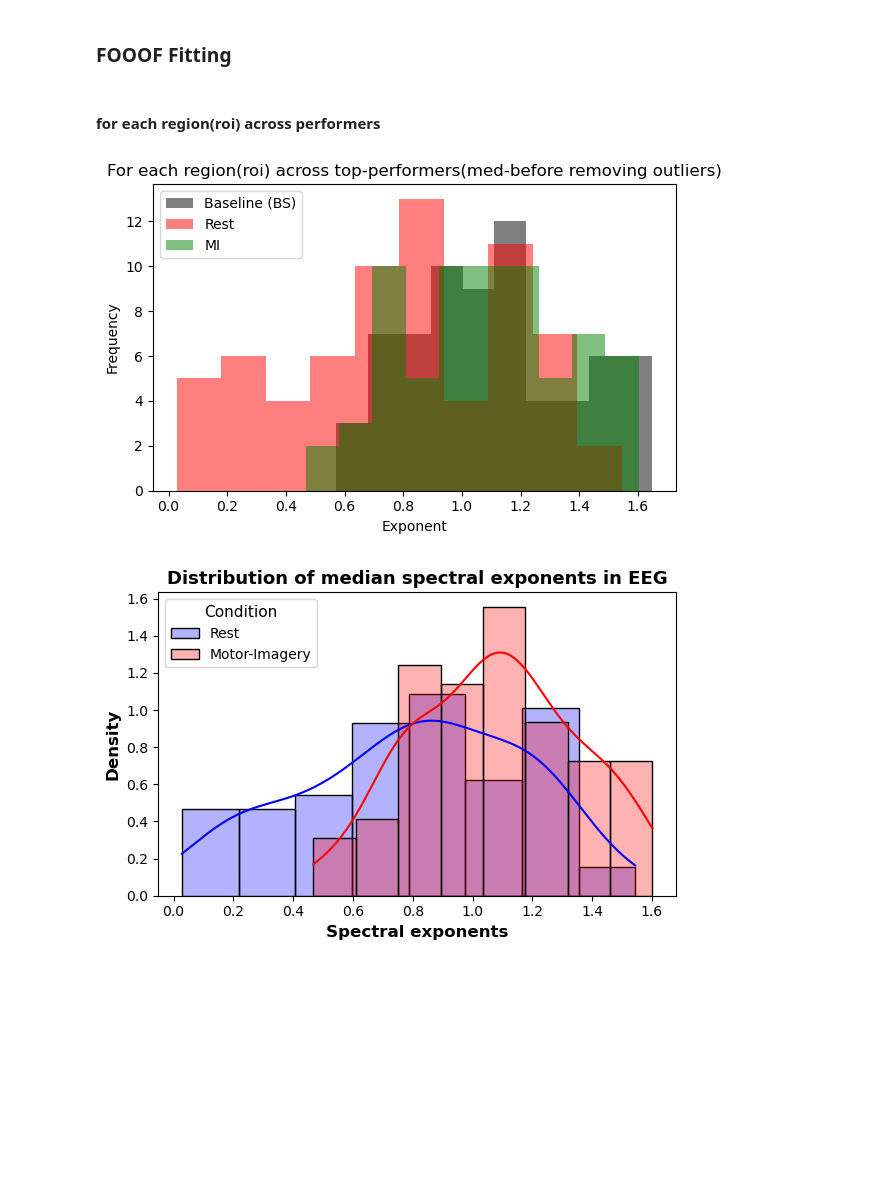
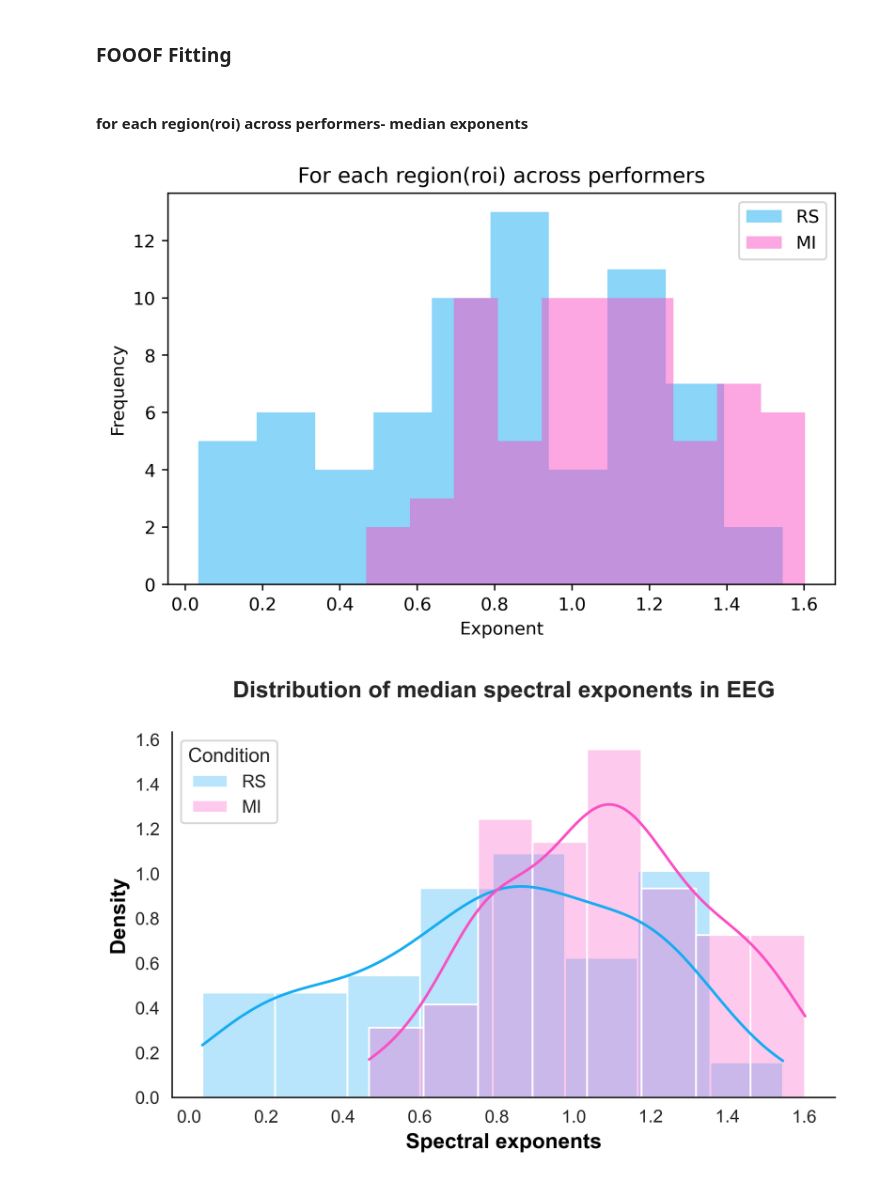
Before and after one commit to ApurbaApd/sgm_bci_modeling, a Jupyter notebook: spectrome/notebooks/FOOOF_slope_check_eeg_apd1.ipynb, the cells around one changed output. Cells and saved outputs as stored; diff of their text form; code cells hidden in the pictures; blank space fills up the shorter version.

Commit message:
figures updated

```diff
--- a/spectrome/notebooks/FOOOF_slope_check_eeg_apd1.ipynb
+++ b/spectrome/notebooks/FOOOF_slope_check_eeg_apd1.ipynb
@@ -61,7 +61,7 @@ fvec=np.squeeze(data1["Freqs"])[3:30]
 # %% [markdown]
 ### FOOOF Fitting
 # %% [markdown]
-#### for each region(roi) across performers
+#### for each region(roi) across performers- median exponents
 # %%
 ##For each  region across performers
 reg_len =68
@@ -74,58 +74,66 @@ r2_base=[]
 fit_rest=[]
 fit_mi=[]
 fit_base=[]
+
+col_rs = "#16ACF2"
+col_mi = "#FA50C4"
 
 for i in range(reg_len):
     fm_rs = FOOOF(min_peak_height=0.05, verbose=False)
     spectra=np.median(sess4_rest_avg[:,i,3:30], axis=0)
     fm_rs.fit(fvec, spectra)
     r2_rest.append(round(fm_rs.r_squared_, 4))
     fit_rest.append(round(fm_rs.error_, 4))
     rs_slope = fm_rs.get_params('aperiodic_params', 'exponent')
     actual_spectra_rest.append(rs_slope)
 
 for i in range(reg_len):
     fm_mi = FOOOF(min_peak_height=0.05, verbose=False)
     spectra=np.median(sess4_mi_avg[:,i, 3:30], axis=0)
     fm_mi.fit(fvec, spectra)
     r2_mi.append(round(fm_mi.r_squared_, 4))
     fit_mi.append(round(fm_mi.error_, 4))
     mi_slope = fm_mi.get_params('aperiodic_params', 'exponent')
     actual_spectra_mi.append(mi_slope)
 
-for i in range(reg_len):
-    fm_bs = FOOOF(min_peak_height=0.05, verbose=False)
-    spectra=np.median(sess4_base_avg[:,i, 3:30], axis=0)
-    fm_bs.fit(fvec, spectra)
-    r2_base.append(round(fm_bs.r_squared_, 4))
-    fit_base.append(round(fm_bs.error_, 4))
-    bs_slope = fm_bs.get_params('aperiodic_params', 'exponent')
-    actual_spectra_bs.append(bs_slope)
+# for i in range(reg_len):
+#     fm_bs = FOOOF(min_peak_height=0.05, verbose=False)
+#     spectra=np.median(sess4_base_avg[:,i, 3:30], axis=0)
+#     fm_bs.fit(fvec, spectra)
+#     r2_base.append(round(fm_bs.r_squared_, 4))
+#     fit_base.append(round(fm_bs.error_, 4))
+#     bs_slope = fm_bs.get_params('aperiodic_params', 'exponent')
+#     actual_spectra_bs.append(bs_slope)
 
-plt.figure(figsize=(6,4))
-plt.hist(actual_spectra_bs, alpha=0.5, label='Baseline (BS)', color='black')
-plt.hist(actual_spectra_rest, alpha=0.5, label='Rest', color='r')
-plt.hist(actual_spectra_mi, alpha=0.5, label='MI', color='green')
+plt.figure(figsize=(6,4),dpi=400)
+# plt.hist(actual_spectra_bs, alpha=0.5, label='Baseline (BS)', color='black')
+plt.hist(actual_spectra_rest, alpha=0.5, label='RS', color=col_rs)
+plt.hist(actual_spectra_mi, alpha=0.5, label='MI', color=col_mi)
 plt.xlabel('Exponent')
 plt.ylabel('Frequency')
-plt.title('For each region(roi) across top-performers(med-before removing outliers)')
+plt.title('For each region(roi) across performers')
 plt.legend()
 
 plt.tight_layout()
 plt.show()
 # %% [output]
-[figure, old version]
+[figure, new version]
 # %%
-# sns.set_style("whitegrid")
-plt.figure(figsize=(6, 4))
 
-sns.histplot(actual_spectra_rest, label='Rest', color='blue', kde=True, stat='density', alpha=0.3, linewidth=1)
-sns.histplot(actual_spectra_mi, label='Motor-Imagery', color='red', kde=True, stat='density', alpha=0.3, linewidth=1)
+## New style
+col_rs = "#16ACF2"
+col_mi = "#FA50C4"
+
+sns.set_style("whitegrid")
+plt.figure(figsize=(6, 4), dpi=400)
+
+sns.histplot(actual_spectra_rest, label='RS', color=col_rs, kde=True, stat='density', alpha=0.3, linewidth=1)
+sns.histplot(actual_spectra_mi, label='MI', color=col_mi, kde=True, stat='density', alpha=0.3, linewidth=1)
 
 plt.xlabel('Spectral exponents', fontsize=12, fontweight='bold', color='black')
-plt.ylabel('Density', fontsize=12, fontweight='bold',color='black')
-plt.title('Distribution of median spectral exponents in EEG', fontsize=13, fontweight='bold')
-plt.legend(title='Condition', fontsize=10, title_fontsize=11, frameon=True)
+plt.ylabel('Density', fontsize=12, fontweight='bold', color='black')
+plt.title(f'Distribution of median spectral exponents in EEG\n', fontsize=13, fontweight='bold')
+plt.legend(title='Condition', fontsize=10, title_fontsize=11, frameon=True, loc='upper left')
 
 ax = plt.gca()
 ax.spines['bottom'].set_color('black')
@@ -133,12 +141,16 @@ ax.spines['top'].set_color('black')
 ax.spines['right'].set_color('black')
 # ax.spines['bottom'].set_linewidth(1.5)
 ax.spines['left'].set_color('black')
+# Remove top and right spines
+ax.spines['top'].set_visible(False)
+ax.spines['right'].set_visible(False)
 
 plt.grid(False)
 plt.tight_layout()
+# plt.savefig(f"/Users/apurbadebnath/Desktop/sgm_bci/median_exponent_eeg.png", dpi=400)
 plt.show()
 # %% [output]
-[figure, old version]
+[figure, new version]
 # %%
 np.mean(actual_spectra_rest),np.mean(actual_spectra_mi)
 # %% [output]
```
Also changed, not shown: parts of 20 cells of this notebook, 18 other files.
